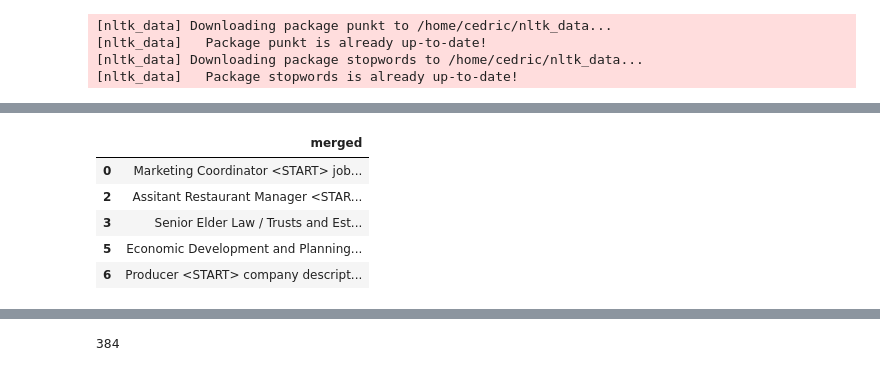
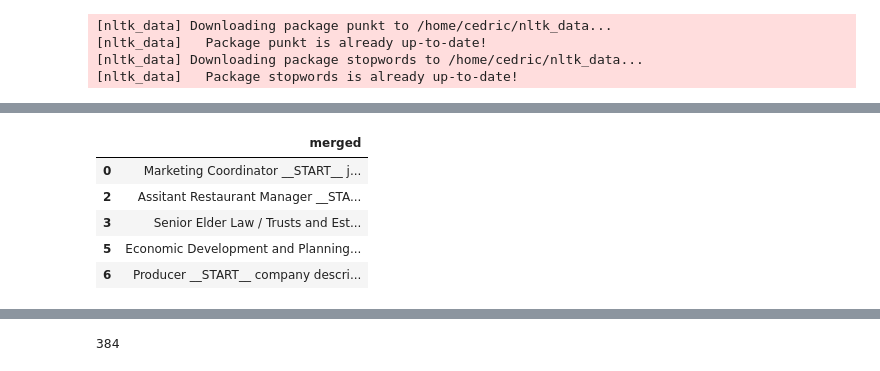
Before and after one commit to gabcal07/NLP_Linkedin_offers, a Jupyter notebook: models/src/generation/neural_network.ipynb, the cells around one changed output, grey strips where cells are left out. Cells and saved outputs as stored; diff of their text form; code cells hidden in the pictures.

```diff
--- a/models/src/generation/neural_network.ipynb
+++ b/models/src/generation/neural_network.ipynb
@@ -124,13 +109,13 @@ df.head()
 | 5 | Economic Development and Planning... | job summary the economic developm... |
 | 6 | Producer | company description raw cereal is... |
 # %%
-df["merged"] = df['title'] + " <START> " + df['description'] + " <END>"
+df["merged"] = df['title'] + " __START__ " + df['description'] + " __END__"
 df.drop(columns=["title", "description"], inplace=True)
 df.head()
 # %% [output]
 |  | merged |
-| 0 | Marketing Coordinator <START> job... |
-| 2 | Assitant Restaurant Manager <STAR... |
+| 0 | Marketing Coordinator __START__ j... |
+| 2 | Assitant Restaurant Manager __STA... |
 | 3 | Senior Elder Law / Trusts and Est... |
 | 5 | Economic Development and Planning... |
-| 6 | Producer <START> company descript... |
+| 6 | Producer __START__ company descri... |
```
Also changed, not shown: parts of 50 cells of this notebook, 2 other files.
